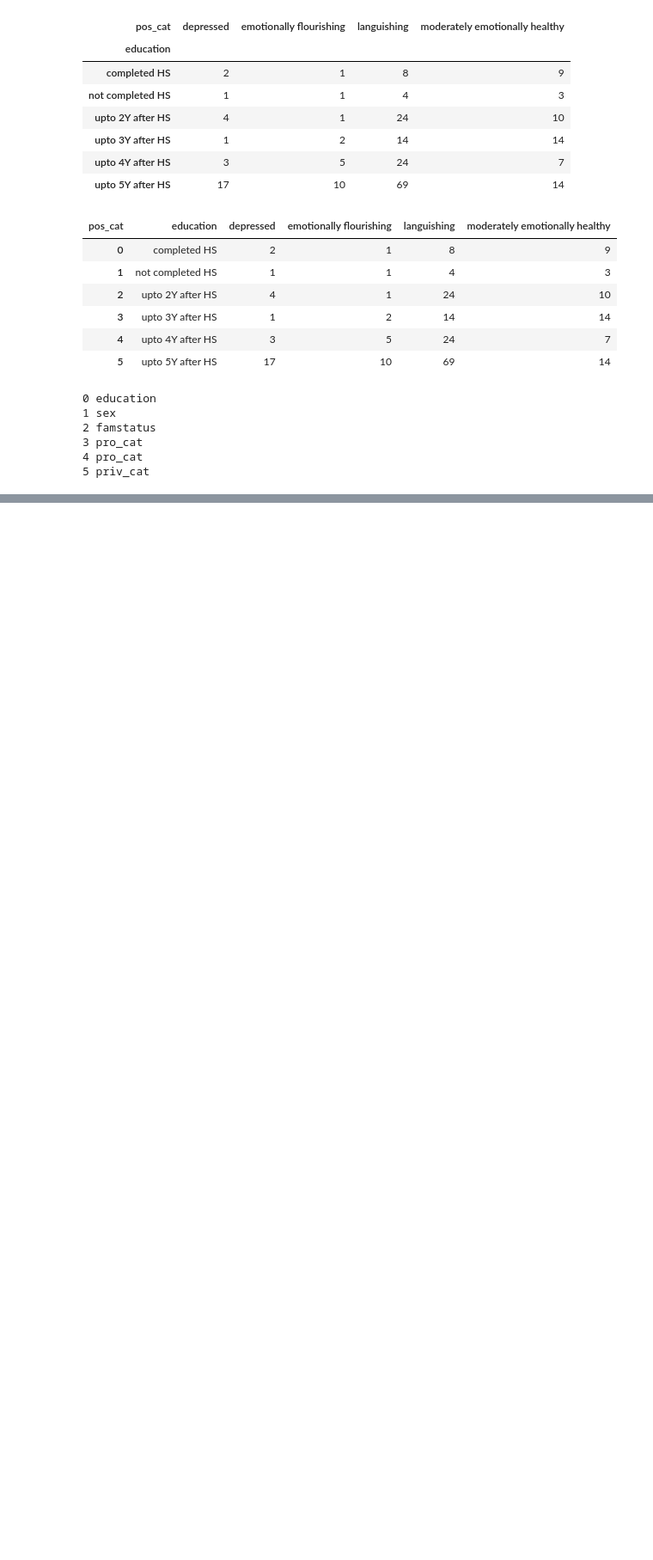
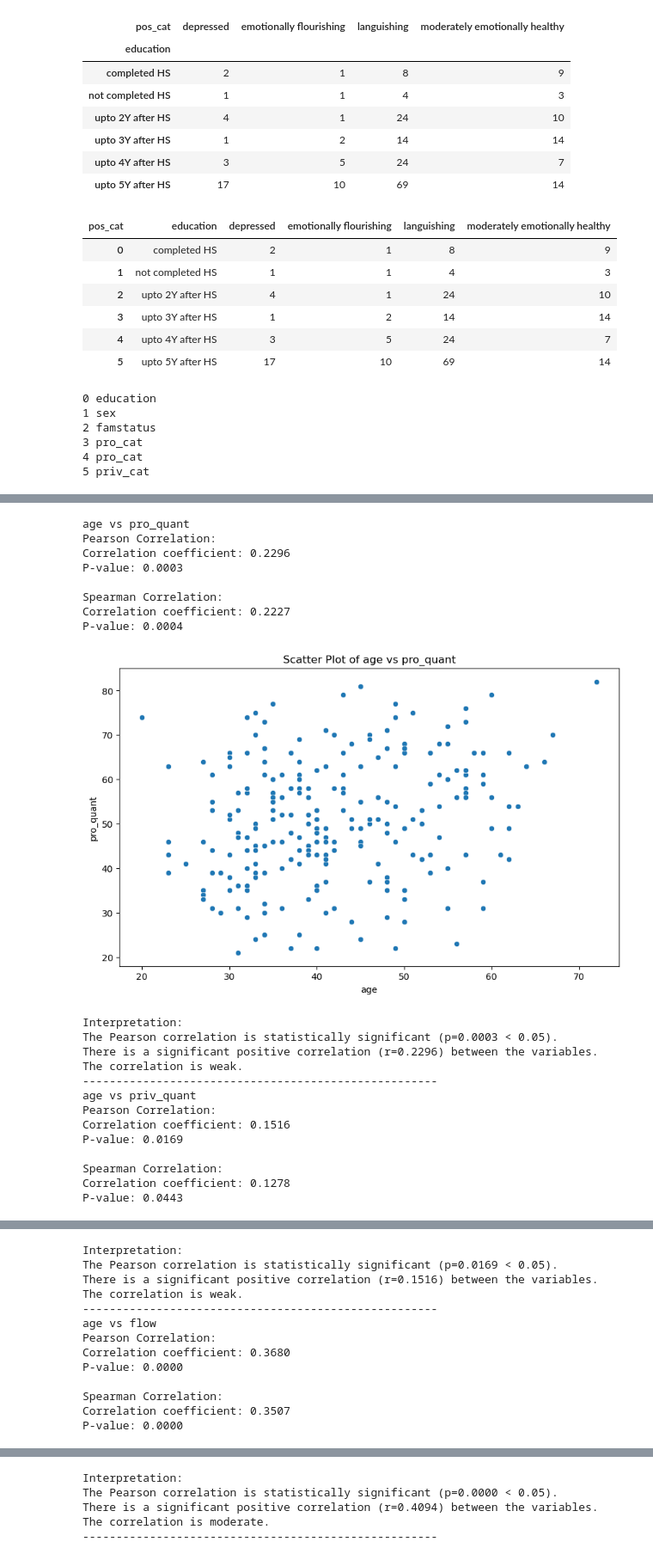
Before and after one commit to dcrey7/emlyon_dsais, a Jupyter notebook: 3.INTRO TO ML/flourishing.ipynb, the cells around one changed output, grey strips where cells are left out. Shown at 86% size. Saved outputs shown, nothing was run; the diff lists cells and outputs as text; code cells hidden in the pictures; blank space fills up the shorter version.

```diff
--- a/3.INTRO TO ML/flourishing.ipynb
+++ b/3.INTRO TO ML/flourishing.ipynb
@@ -436,0 +497,29 @@ Completed plot 6 of 6
+# %%
+for i in range(len(numerical_cols)):
+    for j in range(i + 1, len(numerical_cols)):
+        print(f"{numerical_cols[i]} vs {numerical_cols[j]}")
+        num_correlation(numerical_cols[i],numerical_cols[j],significant_num,nonsignificant_num)
+        print("-----------------------------------------------------")
+# %% [output]
+age vs pro_quant
+Pearson Correlation:
+Correlation coefficient: 0.2296
+P-value: 0.0003
+
+Spearman Correlation:
+Correlation coefficient: 0.2227
+P-value: 0.0004
+[figure, added]
+Interpretation:
+The Pearson correlation is statistically significant (p=0.0003 < 0.05).
+There is a significant positive correlation (r=0.2296) between the variables.
+The correlation is weak.
+-----------------------------------------------------
+age vs priv_quant
+Pearson Correlation:
+Correlation coefficient: 0.1516
+P-value: 0.0169
+
+Spearman Correlation:
+Correlation coefficient: 0.1278
+P-value: 0.0443
@@ -436,0 +527,13 @@ Completed plot 6 of 6
+Interpretation:
+The Pearson correlation is statistically significant (p=0.0169 < 0.05).
+There is a significant positive correlation (r=0.1516) between the variables.
+The correlation is weak.
+-----------------------------------------------------
+age vs flow
+Pearson Correlation:
+Correlation coefficient: 0.3680
+P-value: 0.0000
+
+Spearman Correlation:
+Correlation coefficient: 0.3507
+P-value: 0.0000
@@ -436,0 +583,5 @@ Completed plot 6 of 6
+Interpretation:
+The Pearson correlation is statistically significant (p=0.0000 < 0.05).
+There is a significant positive correlation (r=0.4094) between the variables.
+The correlation is moderate.
+-----------------------------------------------------
```
Also changed, not shown: parts of 22 cells of this notebook, 5 other files.
